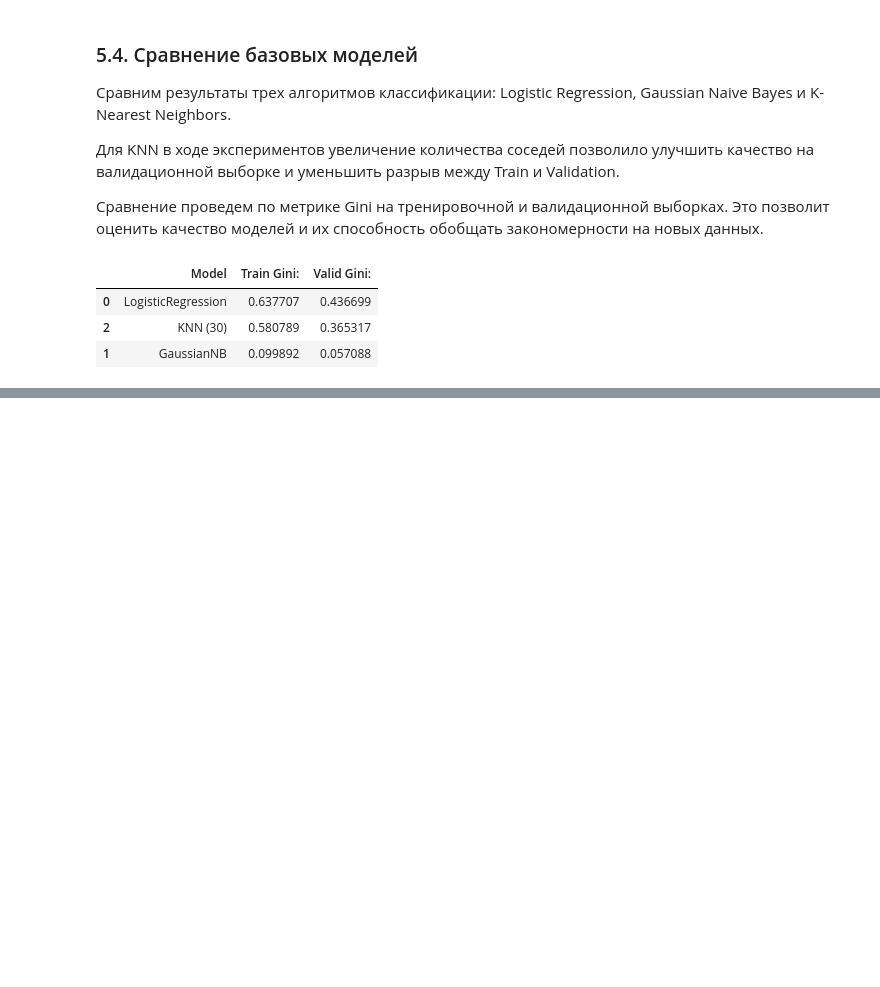
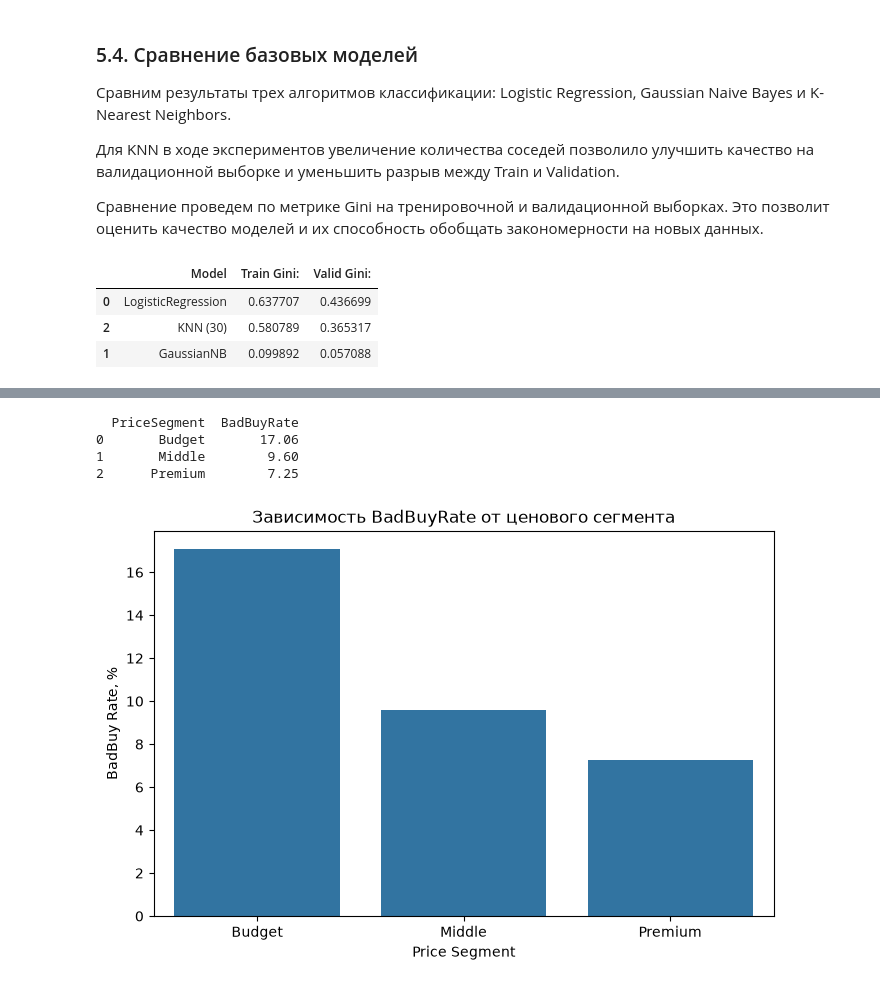
Before and after one commit to alphakentavra/dont-get-kicked-classification, a Jupyter notebook: src/ML4.ipynb, the cells around one changed output, grey strips where cells are left out. Saved outputs shown, nothing was run; the diff lists cells and outputs as text; code cells hidden in the pictures; blank space fills up the shorter version.

```diff
--- a/src/ML4.ipynb
+++ b/src/ML4.ipynb
@@ -905,0 +1220,35 @@ models_compr.sort_values("Valid Gini:", ascending=False)
+# %%
+price_bins = train["MMRAcquisitionAuctionAveragePrice"].quantile(
+    [0, 1/3, 2/3, 1]
+).values
+
+price_bins = np.unique(price_bins)
+
+train["PriceSegment"] = pd.cut(
+    train["MMRAcquisitionAuctionAveragePrice"],
+    bins=price_bins,
+    labels=["Budget", "Middle", "Premium"],
+    include_lowest=True
+)
+# %%
+segment_stats = train.groupby("PriceSegment", observed=False).agg(
+    BadBuyRate=("IsBadBuy", "mean")
+).reset_index()
+
+segment_stats["BadBuyRate"] *= 100
+
+print(segment_stats.round(2))
+
+plt.figure(figsize=(8, 5))
+sns.barplot(data=segment_stats, x="PriceSegment", y="BadBuyRate")
+
+plt.title("Зависимость BadBuyRate от ценового сегмента")
+plt.xlabel("Price Segment")
+plt.ylabel("BadBuy Rate, %")
+plt.show()
+# %% [output]
+  PriceSegment  BadBuyRate
+0       Budget       17.06
+1       Middle        9.60
+2      Premium        7.25
+[figure, added]
```
Also changed, not shown: parts of 77 cells of this notebook, 2 other files.
